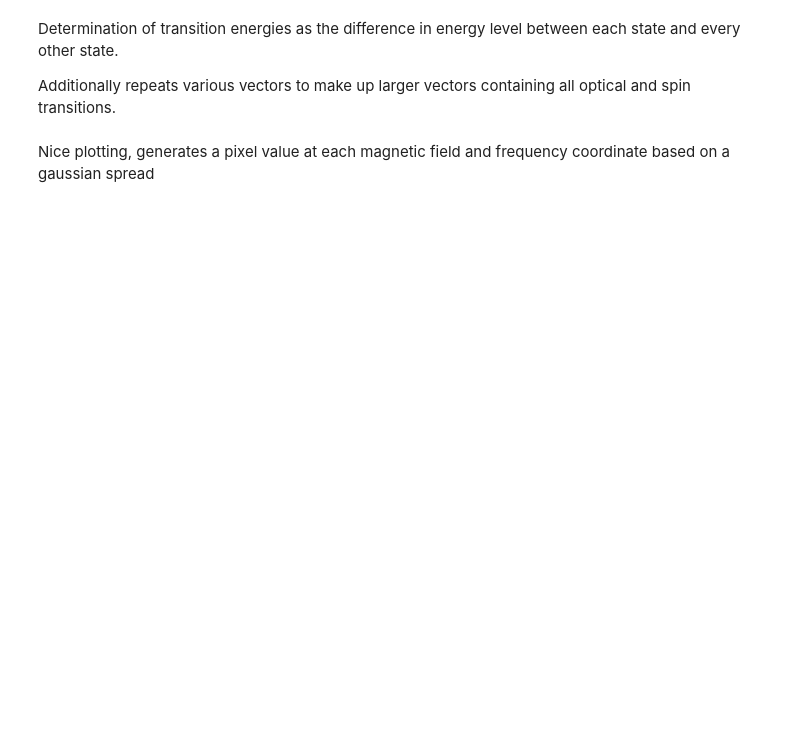
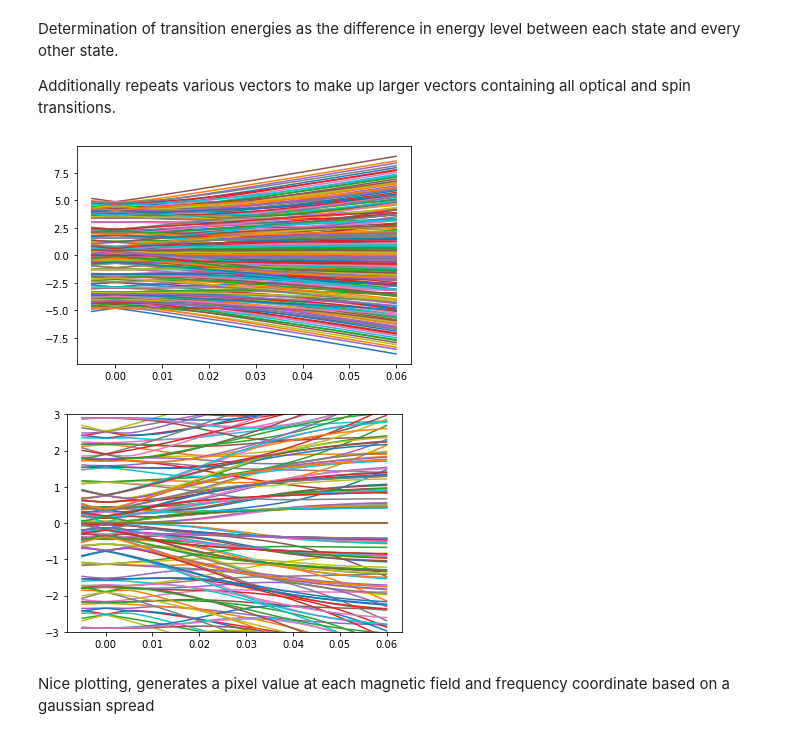
Before and after one commit to Quantum-Integration-Laboratory/qil_spin_Hamiltonian, a Jupyter notebook: Er_site_1.ipynb, the cells around one changed output. Cells and saved outputs as stored; diff of their text form; code cells hidden in the pictures; blank space fills up the shorter version.

```diff
--- a/Er_site_1.ipynb
+++ b/Er_site_1.ipynb
@@ -156,23 +161,34 @@ Additionally repeats various vectors to make up larger vectors containing all op
 # %%
 #gets the transition values between each energy level
     #eachElemFunc calculates some function (default) subtraction between each of its two inputs
 freq_def = np.real(spin.eachElemFunc(FreqE[0,0,:,:],FreqG[0,0,:,:],ax=1))
 G_freq = np.real(spin.eachElemFunc(FreqG[0,0,:,:],FreqG[0,0,:,:],ax=1))
 E_freq = np.real(spin.eachElemFunc(FreqE[0,0,:,:],FreqE[0,0,:,:],ax=1))
 
 
 #Sorts our oscillator strengths to remove redundant axis
 OS_s = np.real(np.squeeze(OS[0,0,:,:]))
 #OS_s_SG = np.squeeze(OS_SG[0,0,:,:])
 #OS_s_SE = np.squeeze(OS_SE[0,0,:,:])
 
 #repeats Bstack to ensure correct dimensions for both optical and full transition plots
 Bstack = np.tile(Bs,(ground.dim**2*1,1)).T
 BBstack = np.tile(Bs,(ground.dim**2*3,1)).T
 
 #stack all transitions and frequencies allowing them to be plotted together.
 freq = np.hstack([freq_def,G_freq,E_freq])
 #OS_stack= np.real(np.hstack([OS_s,OS_s_SG,OS_s_SE]))
+
+plt.plot(Bs,freq_def)
+plt.show()
+plt.close()
+plt.plot(Bs,G_freq)
+plt.ylim([-3,3])
+plt.show()
+plt.close()
+# %% [output]
+[figure, added]
+[figure, added]
 # %% [markdown]
 Nice plotting, generates a pixel value at each magnetic field and frequency coordinate based on a gaussian spread
 # %%
```
Also changed, not shown: parts of 6 cells of this notebook, 16 other files.
